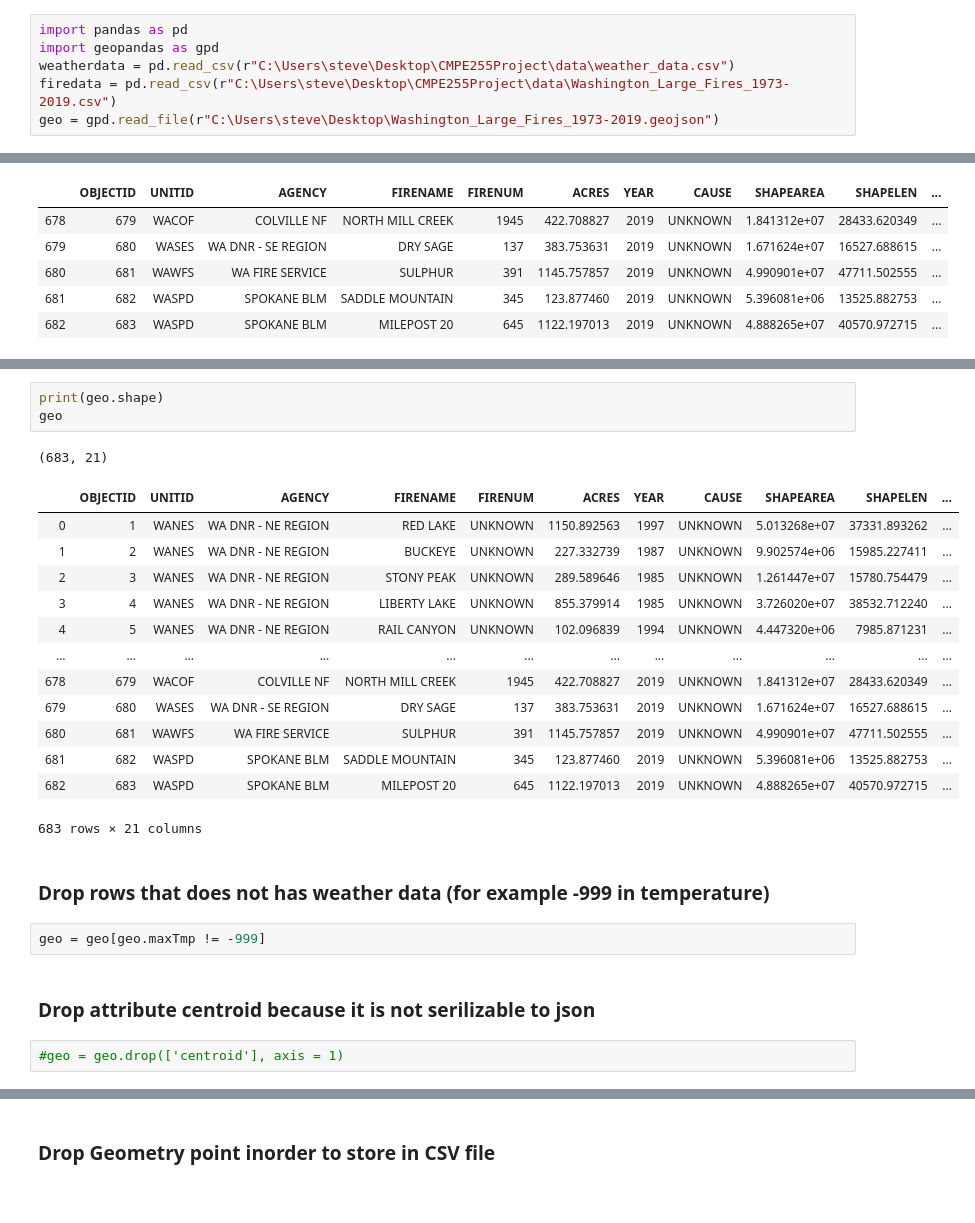
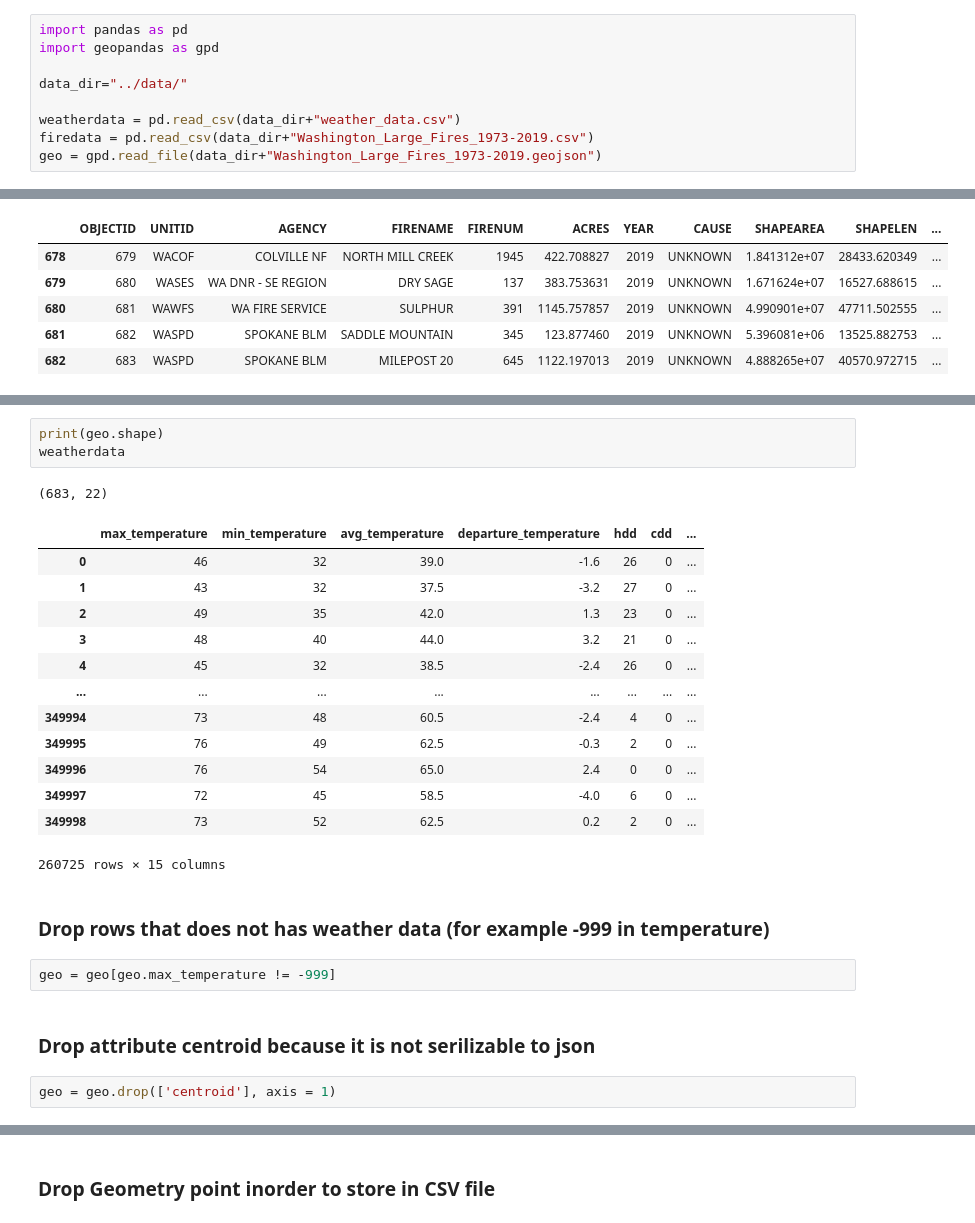
Before and after one commit to parvathysjsu/CMPE255Project, a Jupyter notebook: meringData/Combine_two_data.ipynb, the cells around one changed output, grey strips where cells are left out. Cells and saved outputs as stored; diff of their text form.

Commit message:
Update negative merge dataset
1. fix bug in merge weather dataset
2. update dataset with negative sample

```diff
--- a/data/Combine_two_data.ipynb
+++ b/meringData/Combine_two_data.ipynb
@@ -3,9 +3,12 @@
 # %%
 import pandas as pd
 import geopandas as gpd
-weatherdata = pd.read_csv(r"C:\Users\steve\Desktop\CMPE255Project\data\weather_data.csv")
-firedata = pd.read_csv(r"C:\Users\steve\Desktop\CMPE255Project\data\Washington_Large_Fires_1973-2019.csv")
-geo = gpd.read_file(r"C:\Users\steve\Desktop\Washington_Large_Fires_1973-2019.geojson")
+
+data_dir="../data/"
+
+weatherdata = pd.read_csv(data_dir+"weather_data.csv")
+firedata = pd.read_csv(data_dir+"Washington_Large_Fires_1973-2019.csv")
+geo = gpd.read_file(data_dir+"Washington_Large_Fires_1973-2019.geojson")
 # %% [markdown]
 ## Clean weather data
 # %%
@@ -506,30 +520,30 @@ geo = add_new_attribute(geo)
 682
 # %%
 print(geo.shape)
-geo
+weatherdata
 # %% [output]
-(683, 21)
+(683, 22)
-|  | OBJECTID | UNITID | AGENCY | FIRENAME | FIRENUM | ACRES | YEAR | CAUSE | SHAPEAREA | SHAPELEN | ... |
-| 0 | 1 | WANES | WA DNR - NE REGION | RED LAKE | UNKNOWN | 1150.892563 | 1997 | UNKNOWN | 5.013268e+07 | 37331.893262 | ... |
-| 1 | 2 | WANES | WA DNR - NE REGION | BUCKEYE | UNKNOWN | 227.332739 | 1987 | UNKNOWN | 9.902574e+06 | 15985.227411 | ... |
-| 2 | 3 | WANES | WA DNR - NE REGION | STONY PEAK | UNKNOWN | 289.589646 | 1985 | UNKNOWN | 1.261447e+07 | 15780.754479 | ... |
-| 3 | 4 | WANES | WA DNR - NE REGION | LIBERTY LAKE | UNKNOWN | 855.379914 | 1985 | UNKNOWN | 3.726020e+07 | 38532.712240 | ... |
-| 4 | 5 | WANES | WA DNR - NE REGION | RAIL CANYON | UNKNOWN | 102.096839 | 1994 | UNKNOWN | 4.447320e+06 | 7985.871231 | ... |
-| ... | ... | ... | ... | ... | ... | ... | ... | ... | ... | ... | ... |
-| 678 | 679 | WACOF | COLVILLE NF | NORTH MILL CREEK | 1945 | 422.708827 | 2019 | UNKNOWN | 1.841312e+07 | 28433.620349 | ... |
-| 679 | 680 | WASES | WA DNR - SE REGION | DRY SAGE | 137 | 383.753631 | 2019 | UNKNOWN | 1.671624e+07 | 16527.688615 | ... |
-| 680 | 681 | WAWFS | WA FIRE SERVICE | SULPHUR | 391 | 1145.757857 | 2019 | UNKNOWN | 4.990901e+07 | 47711.502555 | ... |
-| 681 | 682 | WASPD | SPOKANE BLM | SADDLE MOUNTAIN | 345 | 123.877460 | 2019 | UNKNOWN | 5.396081e+06 | 13525.882753 | ... |
-| 682 | 683 | WASPD | SPOKANE BLM | MILEPOST 20 | 645 | 1122.197013 | 2019 | UNKNOWN | 4.888265e+07 | 40570.972715 | ... |
+|  | max_temperature | min_temperature | avg_temperature | departure_temperature | hdd | cdd | ... |
+| 0 | 46 | 32 | 39.0 | -1.6 | 26 | 0 | ... |
+| 1 | 43 | 32 | 37.5 | -3.2 | 27 | 0 | ... |
+| 2 | 49 | 35 | 42.0 | 1.3 | 23 | 0 | ... |
+| 3 | 48 | 40 | 44.0 | 3.2 | 21 | 0 | ... |
+| 4 | 45 | 32 | 38.5 | -2.4 | 26 | 0 | ... |
+| ... | ... | ... | ... | ... | ... | ... | ... |
+| 349994 | 73 | 48 | 60.5 | -2.4 | 4 | 0 | ... |
+| 349995 | 76 | 49 | 62.5 | -0.3 | 2 | 0 | ... |
+| 349996 | 76 | 54 | 65.0 | 2.4 | 0 | 0 | ... |
+| 349997 | 72 | 45 | 58.5 | -4.0 | 6 | 0 | ... |
+| 349998 | 73 | 52 | 62.5 | 0.2 | 2 | 0 | ... |
-683 rows × 21 columns
+260725 rows × 15 columns
 # %% [markdown]
 ### Drop rows that does not has weather data (for example -999 in temperature)
 # %%
-geo = geo[geo.maxTmp != -999]
+geo = geo[geo.max_temperature != -999]
 # %% [markdown]
 ### Drop attribute centroid because it is not serilizable to json
 # %%
-#geo = geo.drop(['centroid'], axis = 1)
+geo = geo.drop(['centroid'], axis = 1)
 # %%
 print(geo.shape)
 geo
```
Also changed, not shown: parts of 14 cells of this notebook, 2 other files.
